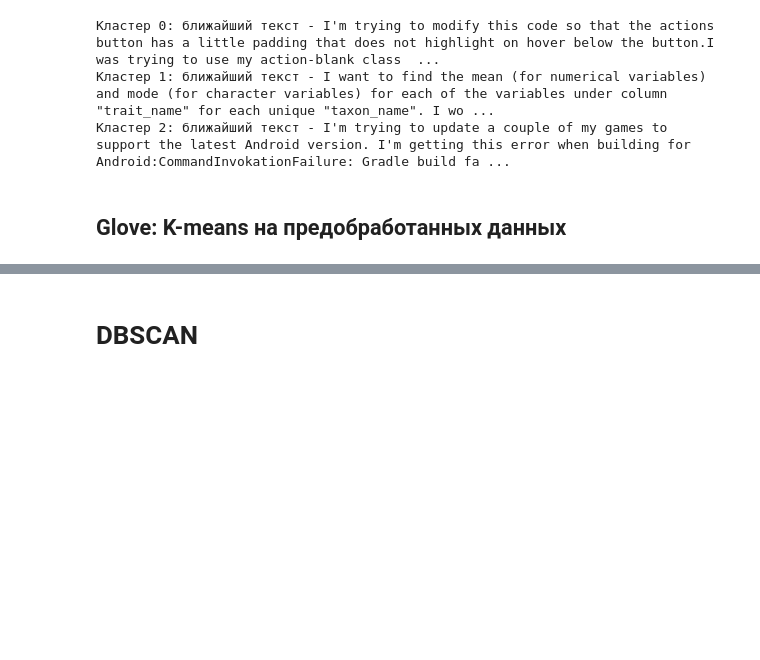
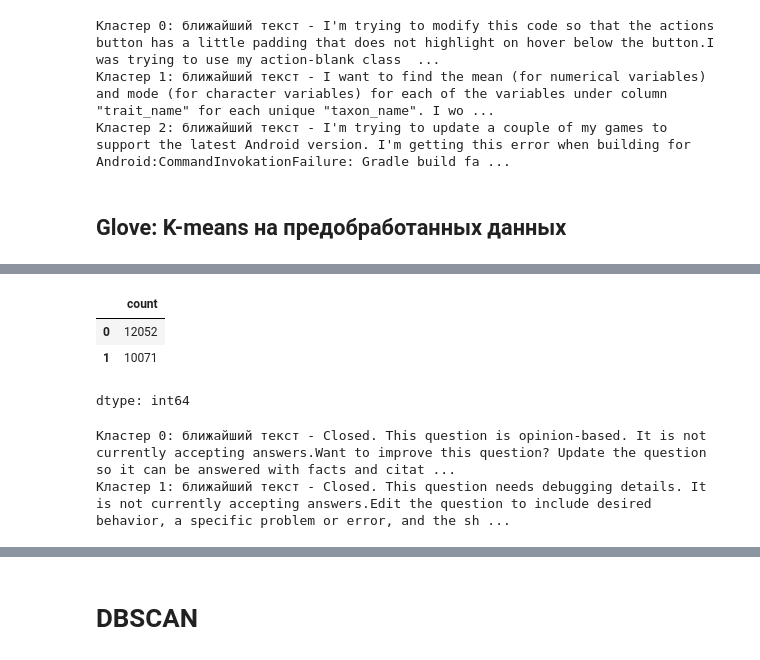
Before and after one commit to vixbi/machinelearning, a Jupyter notebook: HW5_Shumakova_ML.ipynb, the cells around one changed output, grey strips where cells are left out. Saved outputs shown, nothing was run; the diff lists cells and outputs as text; code cells hidden in the pictures; blank space fills up the shorter version.

```diff
--- a/HW5_Shumakova_ML.ipynb
+++ b/HW5_Shumakova_ML.ipynb
@@ -647,0 +685,20 @@ get_nearest_texts(kmeans_tfidf_norm, pca_3_result_tfidf_norm, display=True)
+# %%
+# делаем на 2
+kmeans_glove_norm = cluster.KMeans(n_clusters=2,
+                           random_state=17,
+                           init='k-means++')
+
+kmeans_glove_norm_labels = kmeans_glove_norm.fit_predict(glove_vec_norm)
+
+display(pd.Series(kmeans_glove_norm_labels).value_counts())
+# %% [output]
+|  | count |
+| 0 | 12052 |
+| 1 | 10071 |
+dtype: int64
+# %%
+get_nearest_texts(kmeans_glove_norm, glove_vec_norm)
+# получилось забавно :))
+# %% [output]
+Кластер 0: ближайший текст - Closed. This question is opinion-based. It is not currently accepting answers.Want to improve this question? Update the question so it can be answered with facts and citat ...
+Кластер 1: ближайший текст - Closed. This question needs debugging details. It is not currently accepting answers.Edit the question to include desired behavior, a specific problem or error, and the sh ...
```
Also changed, not shown: parts of 22 cells of this notebook.
